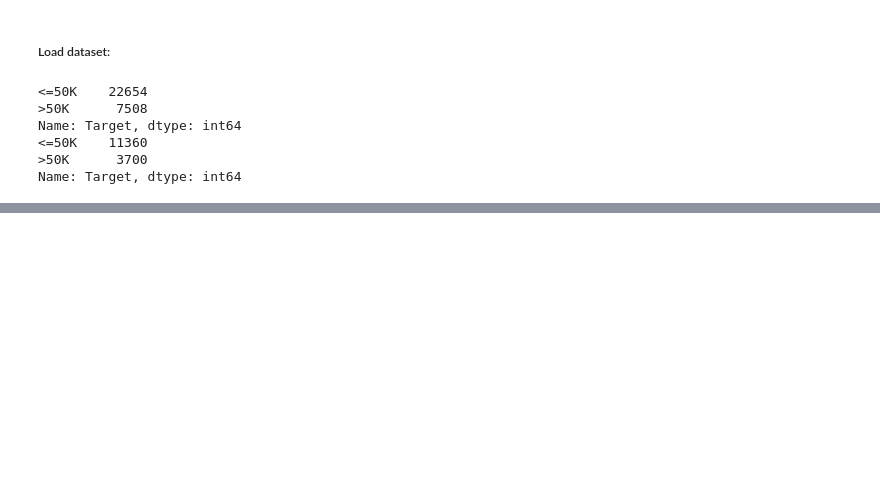
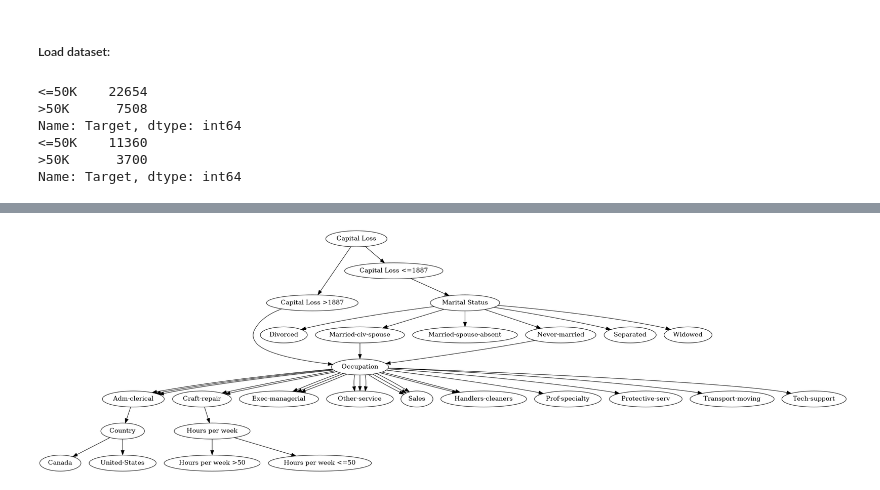
Before and after one commit to ysraell/random-forest-lab, a Jupyter notebook: RFCPY/exemplo2.ipynb, the cells around one changed output, grey strips where cells are left out. Drawn from its saved outputs; the diff is of its cells as text; code cells hidden in the pictures; blank space fills up the shorter version.

```diff
--- a/RFCPY/exemplo2.ipynb
+++ b/RFCPY/exemplo2.ipynb
@@ -450,0 +484,4 @@ print(tb([['Trees', "{:.2f}".format(mean_tree)], ['Forest ', "{:.2f}".format(val
+# %%
+mostra_tree_graph(forest[size_tree.argmax()])
+# %% [output]
+[figure, added]
```
Also changed, not shown: parts of 14 cells of this notebook, 2 other files.
